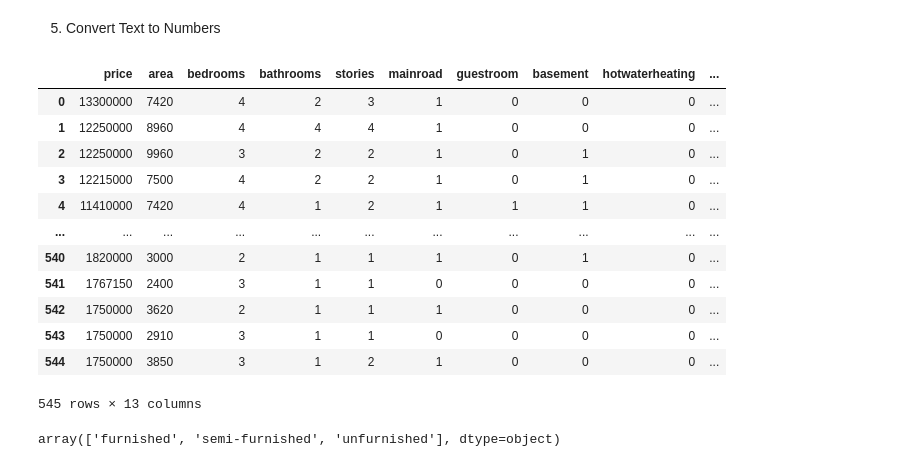
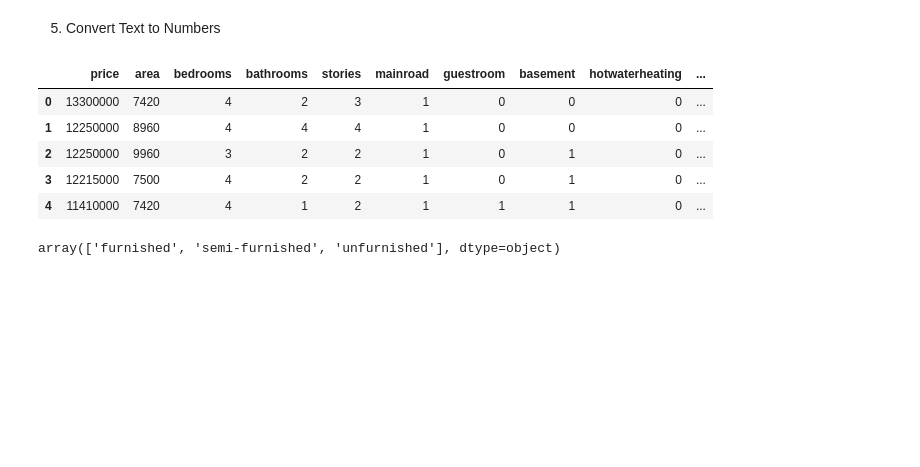
Before and after one commit to Abu1820/House-Price-Prediction-ML, a Jupyter notebook: House_Price_Prediction.ipynb, the cells around one changed output. Drawn from its saved outputs; the diff is of its cells as text; code cells hidden in the pictures; blank space fills up the shorter version.

```diff
--- a/House_Price_Prediction.ipynb
+++ b/House_Price_Prediction.ipynb
@@ -117,21 +110,14 @@ list1 = ['mainroad','guestroom','basement','hotwaterheating','airconditioning','
 # %%
 df[list1] = df[list1].replace({'yes' : 1, 'no' : 0})
 # %%
-df
+df.head()
 # %% [output]
 |  | price | area | bedrooms | bathrooms | stories | mainroad | guestroom | basement | hotwaterheating | ... |
 | 0 | 13300000 | 7420 | 4 | 2 | 3 | 1 | 0 | 0 | 0 | ... |
 | 1 | 12250000 | 8960 | 4 | 4 | 4 | 1 | 0 | 0 | 0 | ... |
 | 2 | 12250000 | 9960 | 3 | 2 | 2 | 1 | 0 | 1 | 0 | ... |
 | 3 | 12215000 | 7500 | 4 | 2 | 2 | 1 | 0 | 1 | 0 | ... |
 | 4 | 11410000 | 7420 | 4 | 1 | 2 | 1 | 1 | 1 | 0 | ... |
-| ... | ... | ... | ... | ... | ... | ... | ... | ... | ... | ... |
-| 540 | 1820000 | 3000 | 2 | 1 | 1 | 1 | 0 | 1 | 0 | ... |
-| 541 | 1767150 | 2400 | 3 | 1 | 1 | 0 | 0 | 0 | 0 | ... |
-| 542 | 1750000 | 3620 | 2 | 1 | 1 | 1 | 0 | 0 | 0 | ... |
-| 543 | 1750000 | 2910 | 3 | 1 | 1 | 0 | 0 | 0 | 0 | ... |
-| 544 | 1750000 | 3850 | 3 | 1 | 2 | 1 | 0 | 0 | 0 | ... |
-545 rows × 13 columns
 # %%
 df['furnishingstatus'].unique() # nunique() -> gives number of unique objects
 # %% [output]
```
Also changed, not shown: parts of 10 cells of this notebook.
